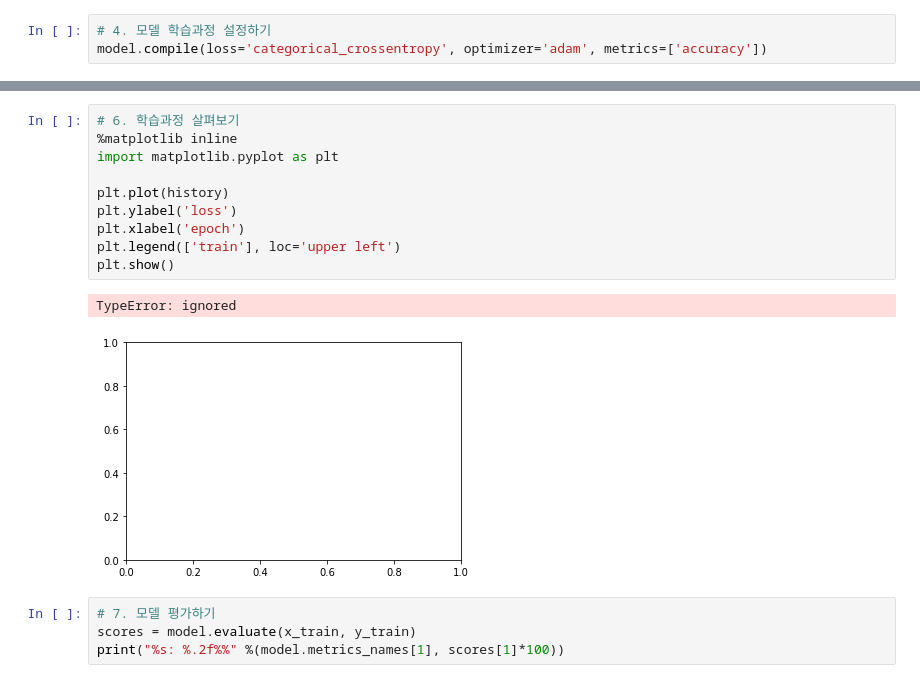
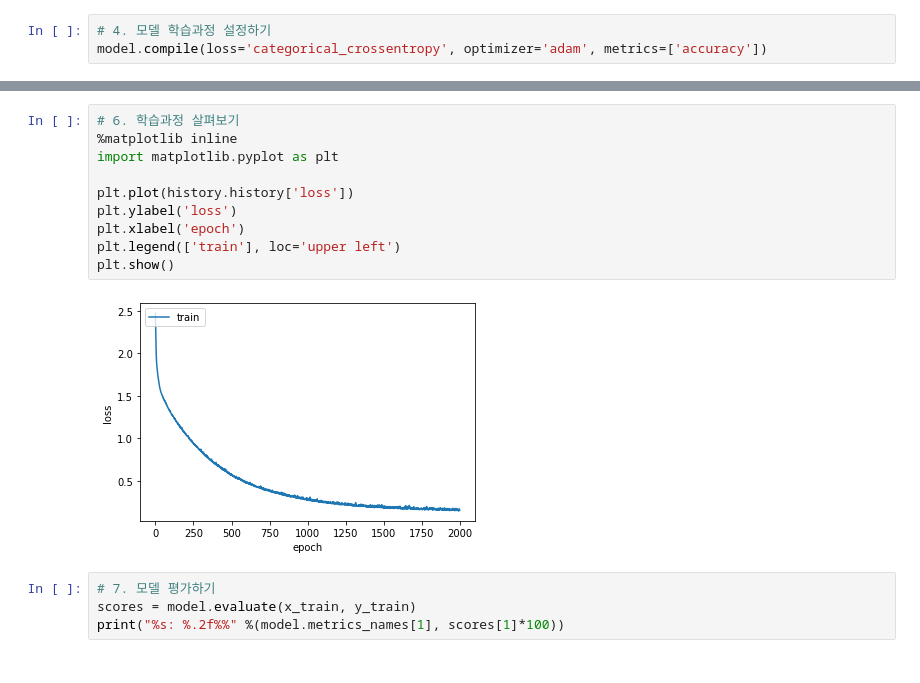
Before and after one commit to HYUNSOOLEE-6839/colab-Deep-Learning, a Jupyter notebook: 52_나비야_DNN.ipynb, the cells around one changed output, grey strips where cells are left out. Cells and saved outputs as stored; diff of their text form.

```diff
--- a/52_나비야_DNN.ipynb
+++ b/52_나비야_DNN.ipynb
@@ -100,16 +100,15 @@ Epoch 2000/2000
 # %%
 # 6. 학습과정 살펴보기
 %matplotlib inline
 import matplotlib.pyplot as plt
 
-plt.plot(history)
+plt.plot(history.history['loss'])
 plt.ylabel('loss')
 plt.xlabel('epoch')
 plt.legend(['train'], loc='upper left')
 plt.show()
 # %% [output]
-TypeError: ignored
-[figure, old version]
+[figure, new version]
 # %%
 # 7. 모델 평가하기
 scores = model.evaluate(x_train, y_train)
```
